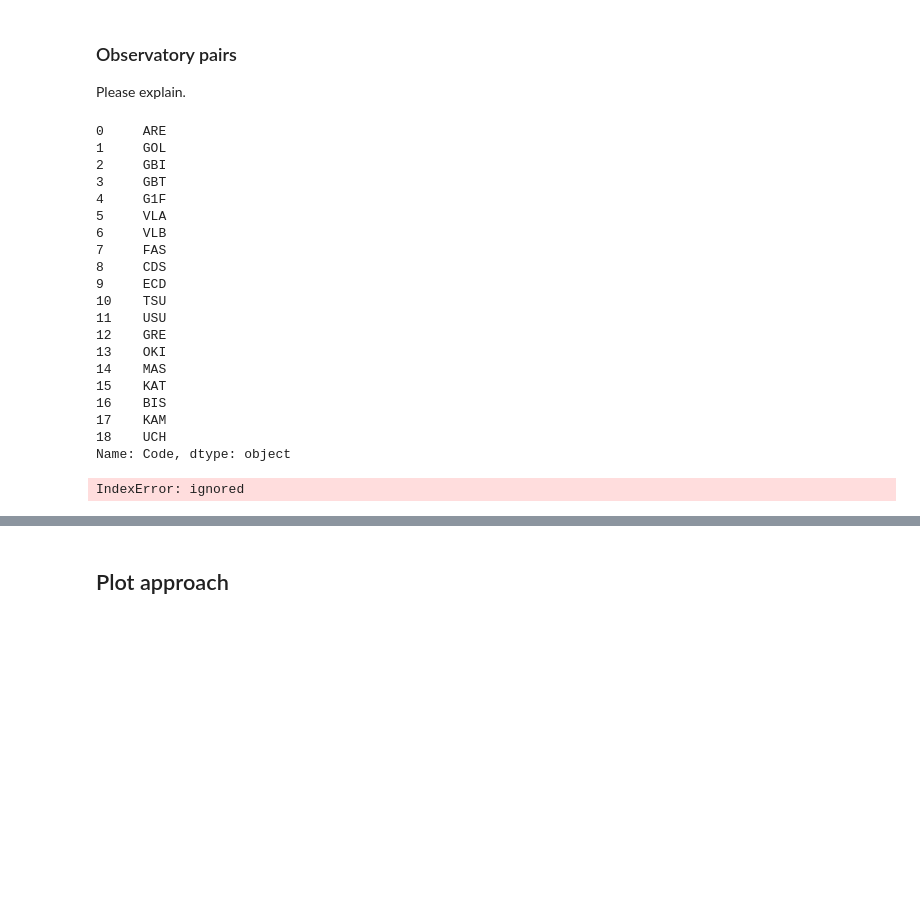
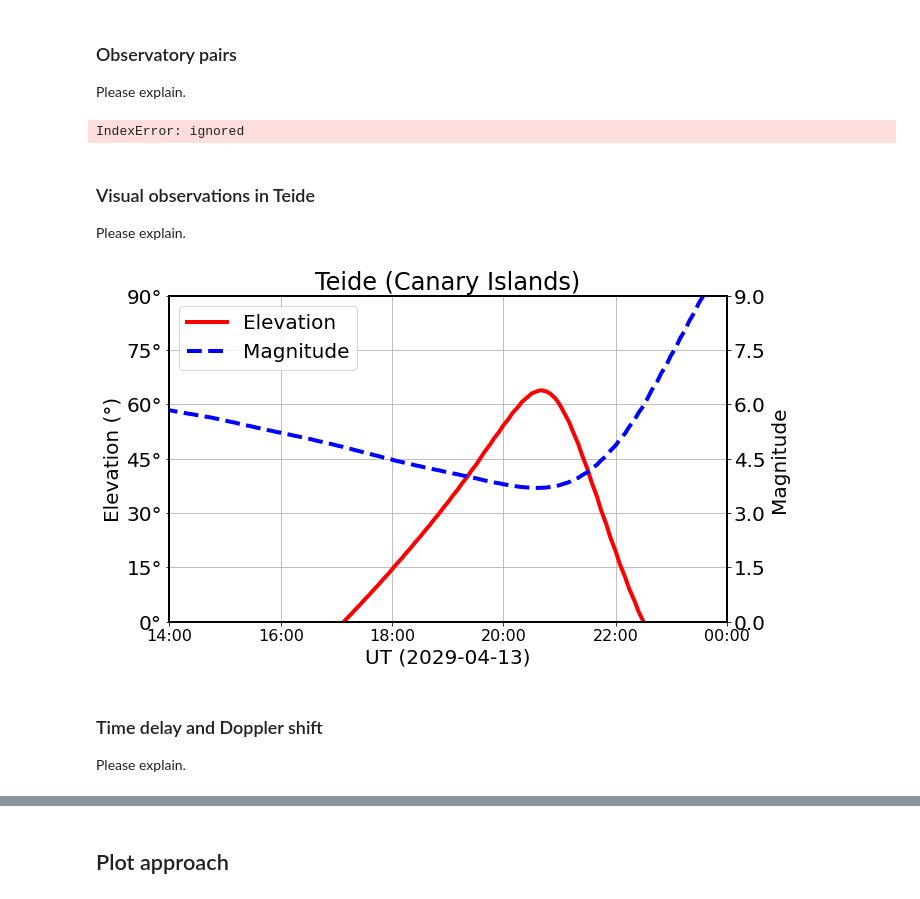
Before and after one commit to seap-udea/Apophis2029, a Jupyter notebook: ApproachingPlots.ipynb, the cells around one changed output, grey strips where cells are left out. Saved outputs shown, nothing was run; the diff lists cells and outputs as text; code cells hidden in the pictures; blank space fills up the shorter version.

```diff
--- a/ApproachingPlots.ipynb
+++ b/ApproachingPlots.ipynb
@@ -255,29 +530,6 @@ findfont: Font family ['Latin Modern Roman'] not found. Falling back to DejaVu S
 ### Observatory pairs
 
 Please explain.
-# %%
-radio.Code
-# %% [output]
-0     ARE
-1     GOL
-2     GBI
-3     GBT
-4     G1F
-5     VLA
-6     VLB
-7     FAS
-8     CDS
-9     ECD
-10    TSU
-11    USU
-12    GRE
-13    OKI
-14    MAS
-15    KAT
-16    BIS
-17    KAM
-18    UCH
-Name: Code, dtype: object
 # %%
 emitting = ['CDS','MDS','ARE','GOL','ECD','USU']
 receiving = ['PRK','LOV','EFE','AVN','GBT','VLA','FAS']
@@ -310,7 +562,7 @@ for i,antennae in enumerate([emitting,receiving]):
 
     for j,obs1 in enumerate(antennae):
         cs = int(float(obs1.Stage)) - 1
-        obs_data = utils.single_elevation(obs1,ephemeris)
+        obs_data = single_elevation(obs1,ephemeris)
         ax.plot(ephemeris['hours'],obs_data['elevation1'],
             styles[j],label=f"{obs1['Name']}",lw=3,color=colors[cs],
             markevery=10, ms=10)
@@ -331,3 +583,57 @@ name = f"{FIGDIR}/observing-plan"
 plt.savefig(name+".pdf",bbox_inches='tight')
 # %% [output]
 IndexError: ignored
+# %% [markdown]
+### Visual observations in Teide
+
+Please explain.
+# %%
+def axes(ax,i):
+    ax.set_ylim([0,90])
+    xticks = range(6,127,24)
+    ax.set_xlim([ephemeris['hours'].iloc[6],ephemeris['hours'].iloc[126]])
+    ax.set_xticks([ephemeris['hours'][i] for i in xticks])
+    yticks = list(range(0,91,15))
+    ax.set_yticks(yticks)
+    ax.set_yticklabels(["%i°"%h for h in yticks])
+    ax.set_ylabel("Elevation (°)")
+    ax.set_xticklabels([ephemeris['datetime_str'][i][-5:] for i in xticks],size=16)
+
+    ax.set_xlabel("UT (2029-04-13)")
+
+teide = {
+    "Name":"Teide",
+    "Longitude":16.5,
+    "Latitude":28.25
+}
+
+
+plt.figure(figsize=(10,6))
+ax = plt.gca()
+
+obs_data = single_elevation(teide,ephemeris)
+line1= ax.plot(ephemeris['hours'],obs_data['elevation1'],'r-',label="Elevation",lw=4,markevery=10, ms=10)[0]
+axes(ax,i)
+
+ax2=ax.twinx()
+line2 = ax2.plot(ephemeris['hours'],V,'b--',lw=4,label="Magnitude")[0]
+ax2.set_ylabel("Magnitude")
+# ax2.text(ephemeris['hours'][0]+1,7,"Human Eye Limit",size=20)
+# plt.plot([-10,100],[6.5,6.5],'k--')
+ax2.set_ylim([0,9])
+ax2.set_yticks(np.arange(0,9.1,1.5))
+
+ax.grid()
+plt.legend(handles=[line1,line2])
+
+plt.title("Teide (Canary Islands)")
+
+name = f"{FIGDIR}/visual-teide"
+plt.savefig(name+".pdf",bbox_inches='tight')
+plt.savefig(name+".png",bbox_inches='tight')
+# %% [output]
+[figure, added]
+# %% [markdown]
+### Time delay and Doppler shift
+
+Please explain.
```
Also changed, not shown: parts of 7 cells of this notebook, 3 other files.
